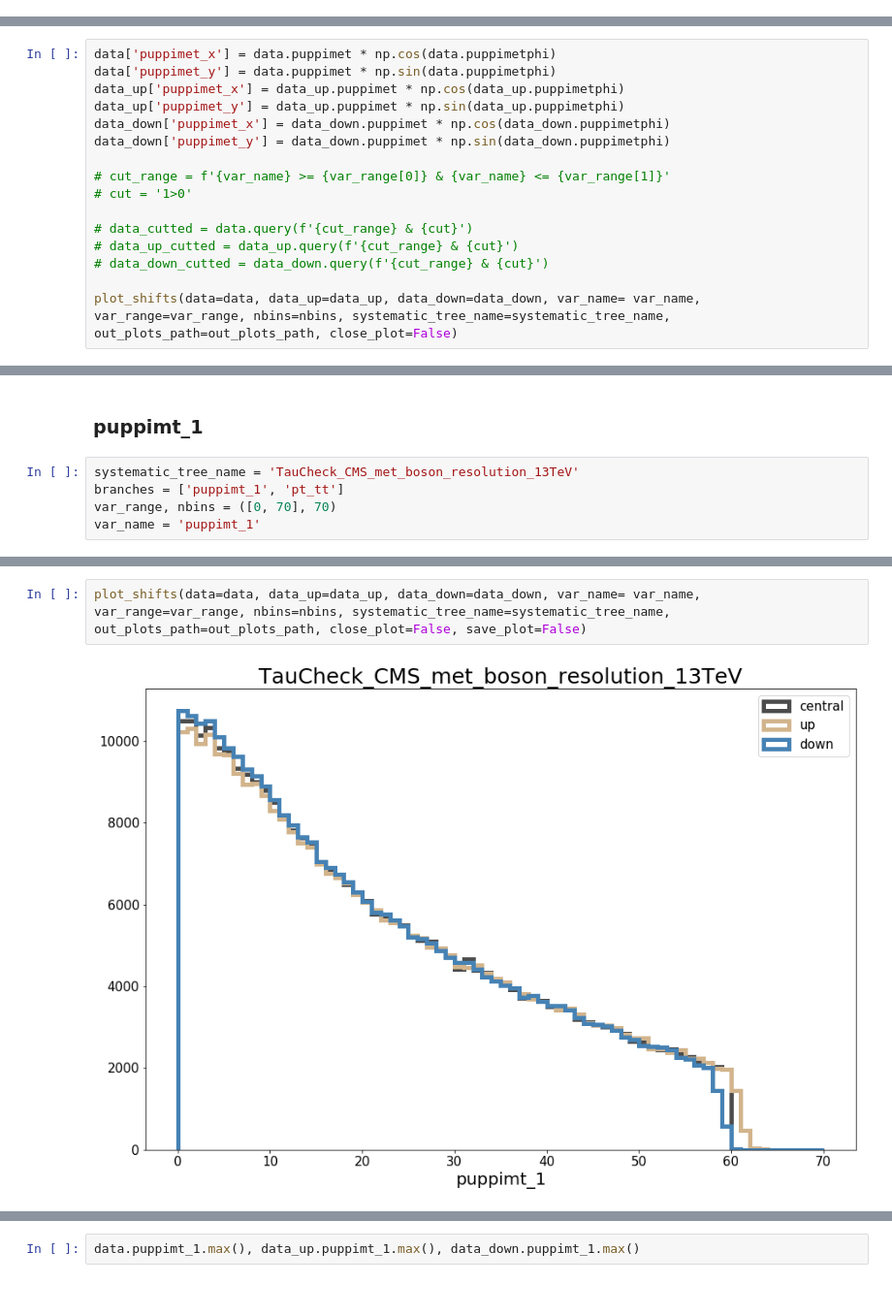
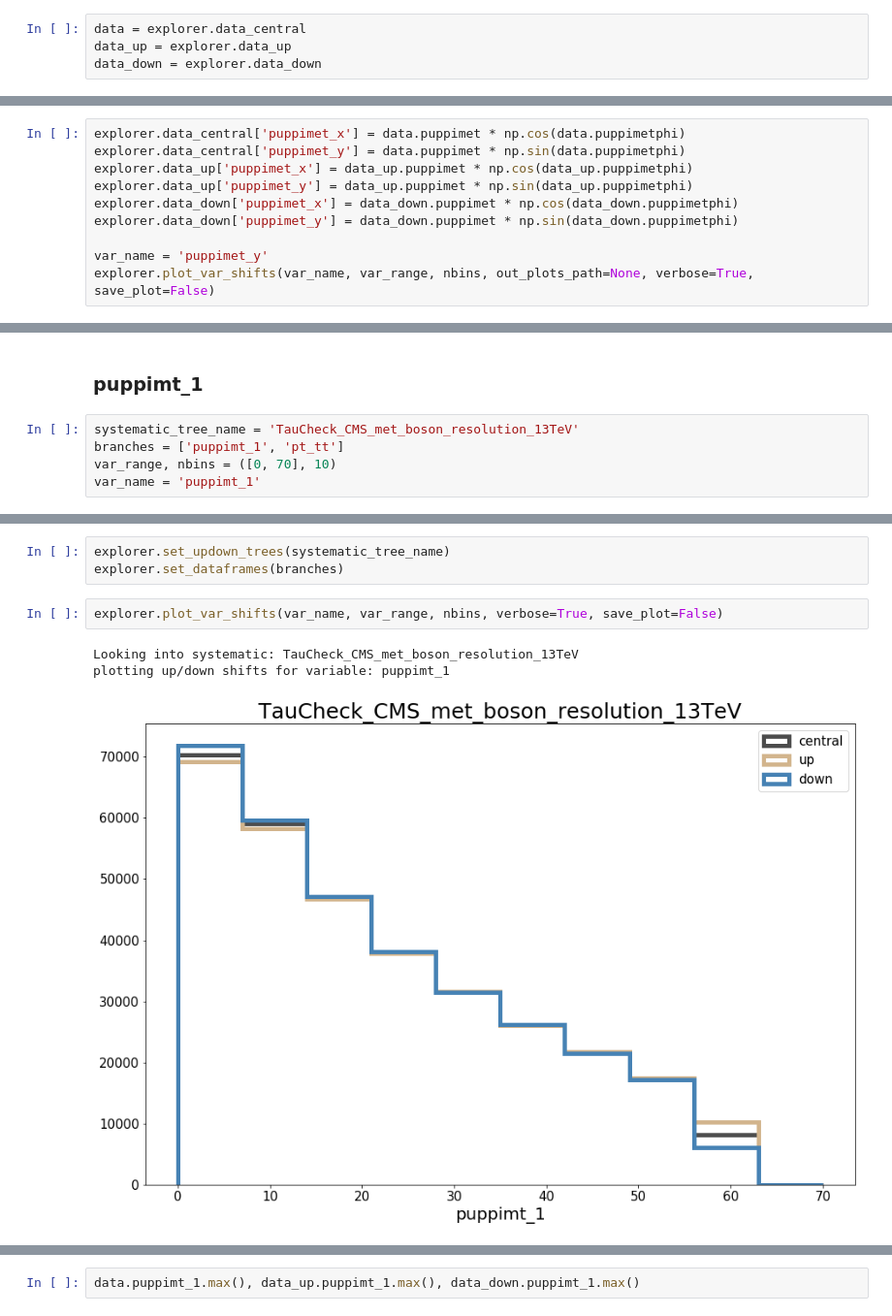
Before and after one commit to yaourtpourtoi/mlFramework, a Jupyter notebook: Systematics.ipynb, the cells around one changed output, grey strips where cells are left out. Shown: that part at 97% size. Drawn from its saved outputs; the diff is of its cells as text.

```diff
--- a/Systematics.ipynb
+++ b/Systematics.ipynb
@@ -142,21 +137,19 @@ data_down = data_file_down.pandas.df(branches)
+# %%
+data = explorer.data_central
+data_up = explorer.data_up
+data_down = explorer.data_down
 # %%
 data.puppimt_1.max()
 # %% [output]
 59.999805
 # %%
-data['puppimet_x'] = data.puppimet * np.cos(data.puppimetphi)
-data['puppimet_y'] = data.puppimet * np.sin(data.puppimetphi)
-data_up['puppimet_x'] = data_up.puppimet * np.cos(data_up.puppimetphi)
-data_up['puppimet_y'] = data_up.puppimet * np.sin(data_up.puppimetphi)
-data_down['puppimet_x'] = data_down.puppimet * np.cos(data_down.puppimetphi)
-data_down['puppimet_y'] = data_down.puppimet * np.sin(data_down.puppimetphi)
+explorer.data_central['puppimet_x'] = data.puppimet * np.cos(data.puppimetphi)
+explorer.data_central['puppimet_y'] = data.puppimet * np.sin(data.puppimetphi)
+explorer.data_up['puppimet_x'] = data_up.puppimet * np.cos(data_up.puppimetphi)
+explorer.data_up['puppimet_y'] = data_up.puppimet * np.sin(data_up.puppimetphi)
+explorer.data_down['puppimet_x'] = data_down.puppimet * np.cos(data_down.puppimetphi)
+explorer.data_down['puppimet_y'] = data_down.puppimet * np.sin(data_down.puppimetphi)
 
-# cut_range = f'{var_name} >= {var_range[0]} & {var_name} <= {var_range[1]}'
-# cut = '1>0'
-
-# data_cutted = data.query(f'{cut_range} & {cut}')
-# data_up_cutted = data_up.query(f'{cut_range} & {cut}')
-# data_down_cutted = data_down.query(f'{cut_range} & {cut}')
-
-plot_shifts(data=data, data_up=data_up, data_down=data_down, var_name= var_name, var_range=var_range, nbins=nbins, systematic_tree_name=systematic_tree_name, out_plots_path=out_plots_path, close_plot=False)
+var_name = 'puppimet_y'
+explorer.plot_var_shifts(var_name, var_range, nbins, out_plots_path=None, verbose=True, save_plot=False)
 # %% [output]
@@ -177,5 +169,5 @@ down: (0.29146078, 497.09912)
 # %%
 systematic_tree_name = 'TauCheck_CMS_met_boson_resolution_13TeV'
 branches = ['puppimt_1', 'pt_tt']
-var_range, nbins = ([0, 70], 70)
+var_range, nbins = ([0, 70], 10)
 var_name = 'puppimt_1'
@@ -190,4 +174,9 @@ data_down = data_file_down.pandas.df(branches)
-# %%
-plot_shifts(data=data, data_up=data_up, data_down=data_down, var_name= var_name, var_range=var_range, nbins=nbins, systematic_tree_name=systematic_tree_name, out_plots_path=out_plots_path, close_plot=False, save_plot=False)
-# %% [output]
-[figure, removed]
+# %%
+explorer.set_updown_trees(systematic_tree_name)
+explorer.set_dataframes(branches)
+# %%
+explorer.plot_var_shifts(var_name, var_range, nbins, verbose=True, save_plot=False)
+# %% [output]
+Looking into systematic: TauCheck_CMS_met_boson_resolution_13TeV
+plotting up/down shifts for variable: puppimt_1
+[figure, added]
```
Also changed, not shown: parts of 29 cells of this notebook, 2 other files.
